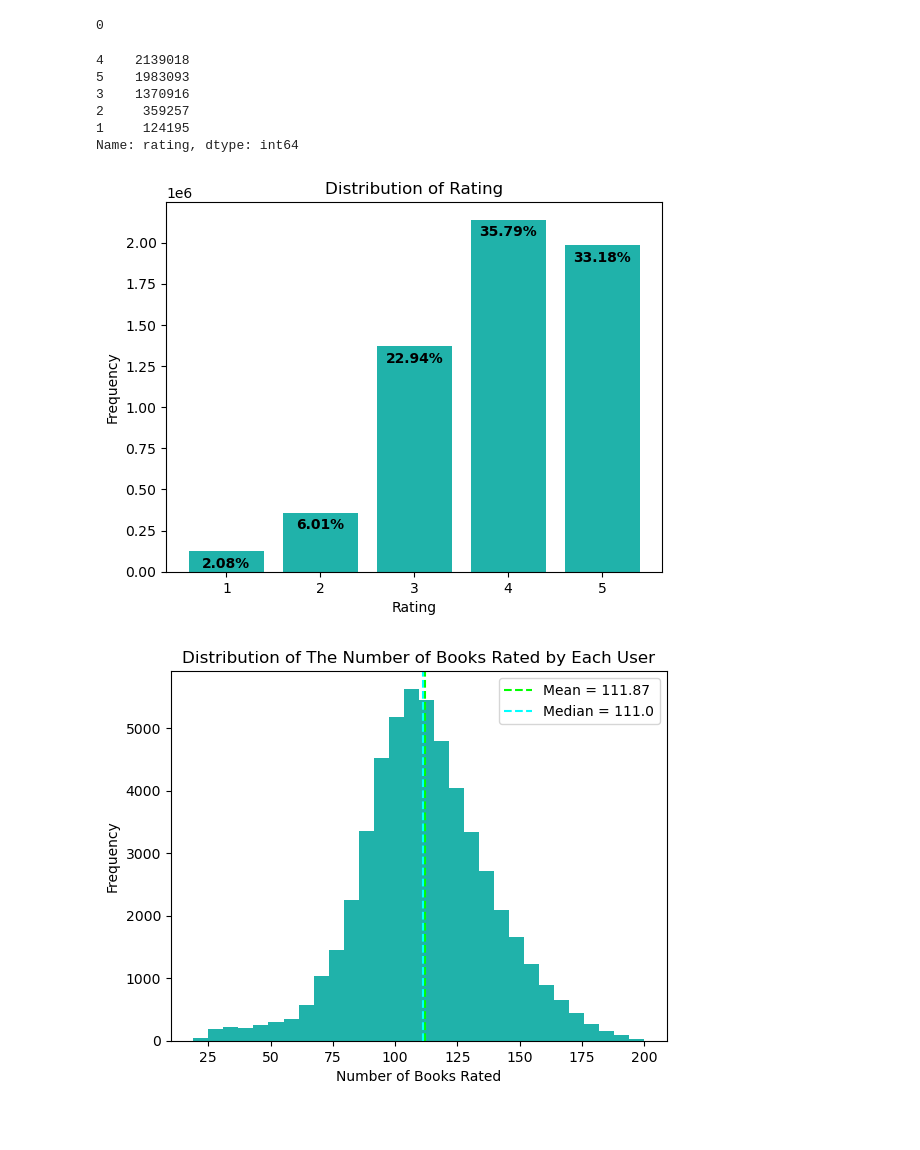
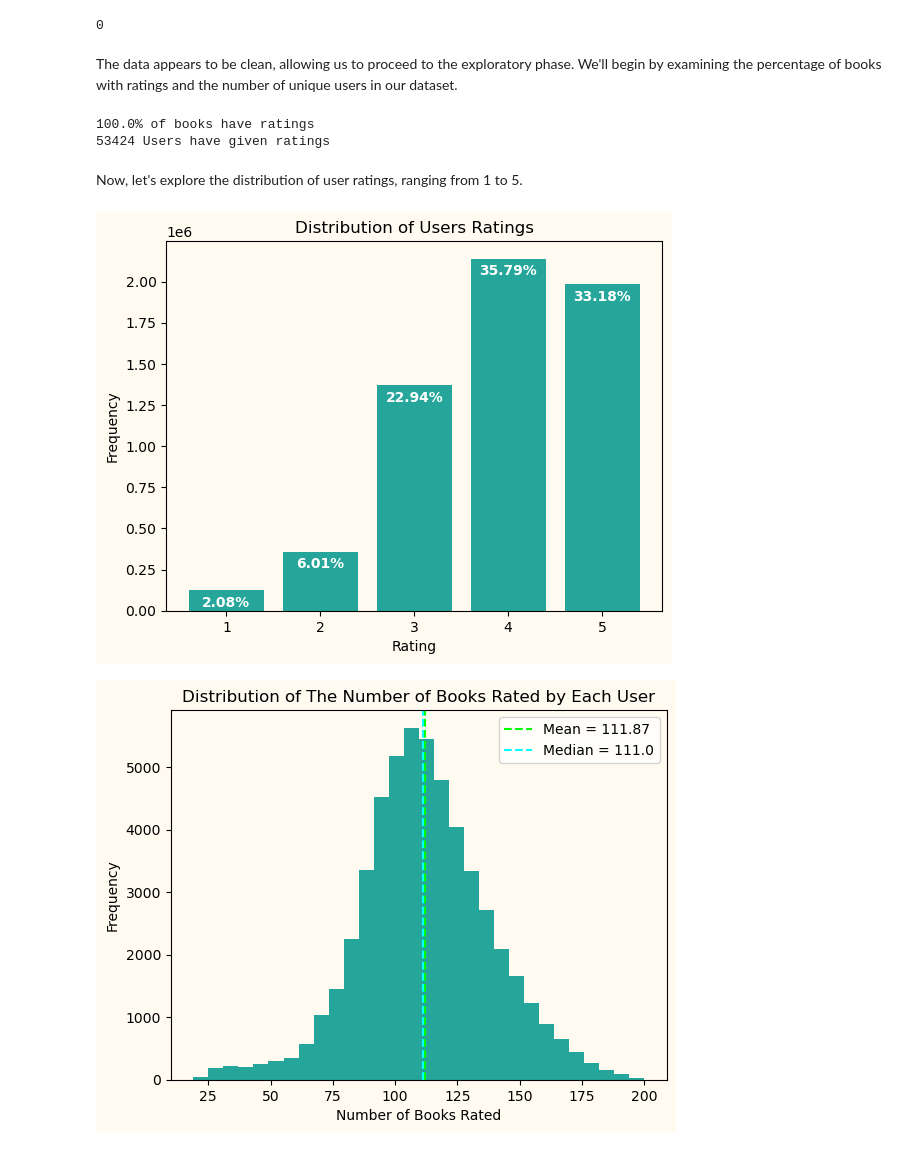
Before and after one commit to CamelSal/BookRecommender, a Jupyter notebook: CapstoneEDA.ipynb, the cells around one changed output. Drawn from its saved outputs; the diff is of its cells as text; code cells hidden in the pictures; blank space fills up the shorter version.

```diff
--- a/CapstoneEDA.ipynb
+++ b/CapstoneEDA.ipynb
@@ -561,27 +573,33 @@ dtype: int64
 ratings_df.duplicated().sum()
 # %% [output]
 0
-# %%
-ratings_df['rating'].value_counts()
-# %% [output]
-4    2139018
-5    1983093
-3    1370916
-2     359257
-1     124195
-Name: rating, dtype: int64
+# %% [markdown]
+The data appears to be clean, allowing us to proceed to the exploratory phase. We'll begin by examining the percentage of books with ratings and the number of unique users in our dataset.
+# %%
+print(f"{ratings_df['book_id'].unique().size/b_rown*100}% of books have ratings")
+print(f"{ratings_df['user_id'].unique().size} Users have given ratings")
+# %% [output]
+100.0% of books have ratings
+53424 Users have given ratings
+# %% [markdown]
+Now, let's explore the distribution of user ratings, ranging from 1 to 5.
 # %%
 rat_cnt = ratings_df['rating'].value_counts().sort_index(ascending = False)
-plt.bar(rat_cnt.index,rat_cnt.values, color = 'lightseagreen')
+
+plt.figure(facecolor='#fffbf0')
+ax = plt.axes()
+ax.set_facecolor("#fffbf0")
+plt.bar(rat_cnt.index,rat_cnt.values, color = '#26a69a')
 plt.xlabel('Rating')
 plt.ylabel('Frequency')
-plt.title('Distribution of Rating')
+plt.title('Distribution of Users Ratings')
 for i in range(5):
     pos = rat_cnt.values[i]-100000
     pct = np.round(rat_cnt.values[i]/ratings_df.shape[0]*100,2)
-    plt.text(5-i, pos, f'{pct}%', ha = 'center',color = 'black',weight="bold")
+    plt.text(5-i, pos, f'{pct}%', ha = 'center',color = 'white',weight="bold")
+plt.savefig('ratings_dis.png')
 plt.show()
 # %% [output]
-[figure, old version]
+[figure, new version]
 # %%
 user_agg = ratings_df.groupby(['user_id'])[['rating']].agg(['count', 'mean', 'median'])['rating']
```
Also changed, not shown: parts of 12 cells of this notebook.
